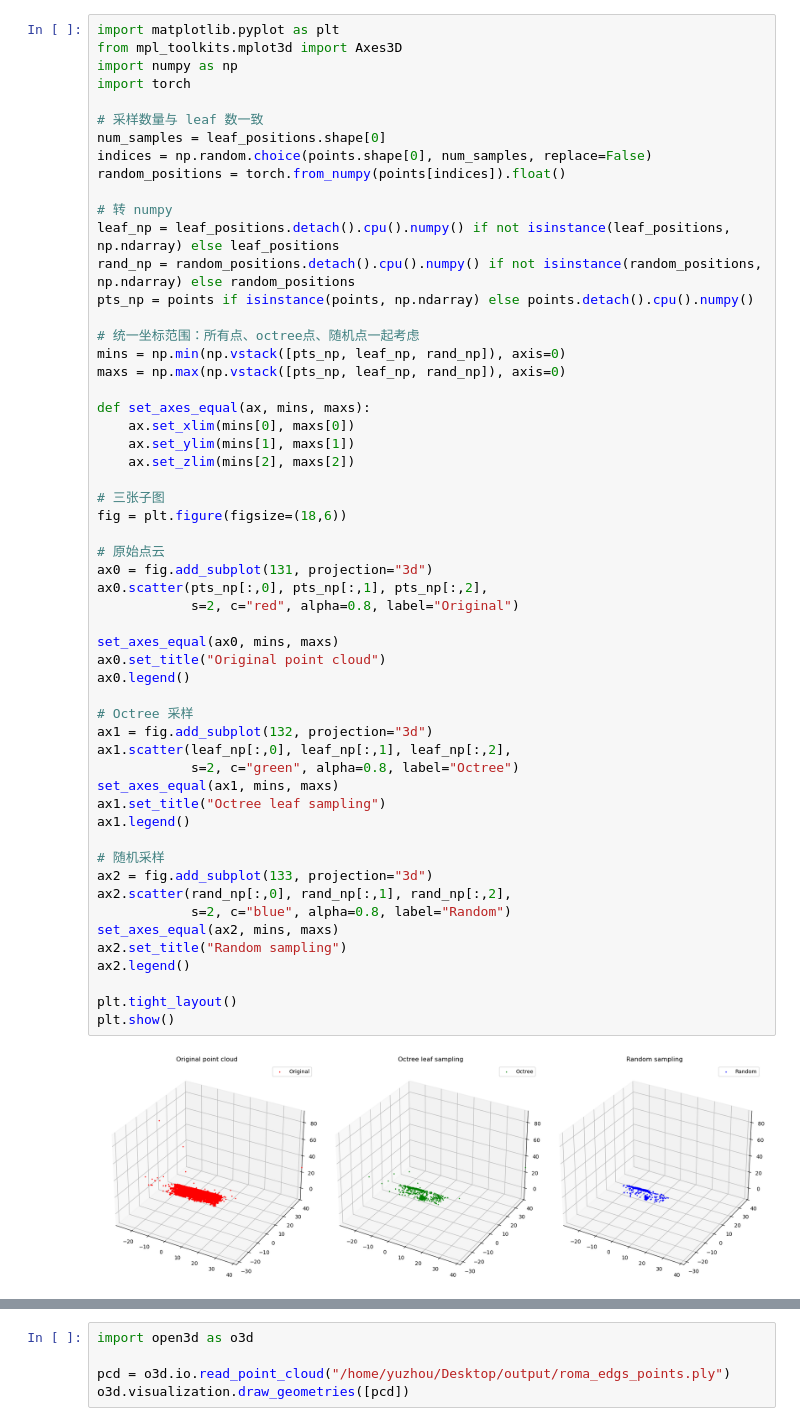
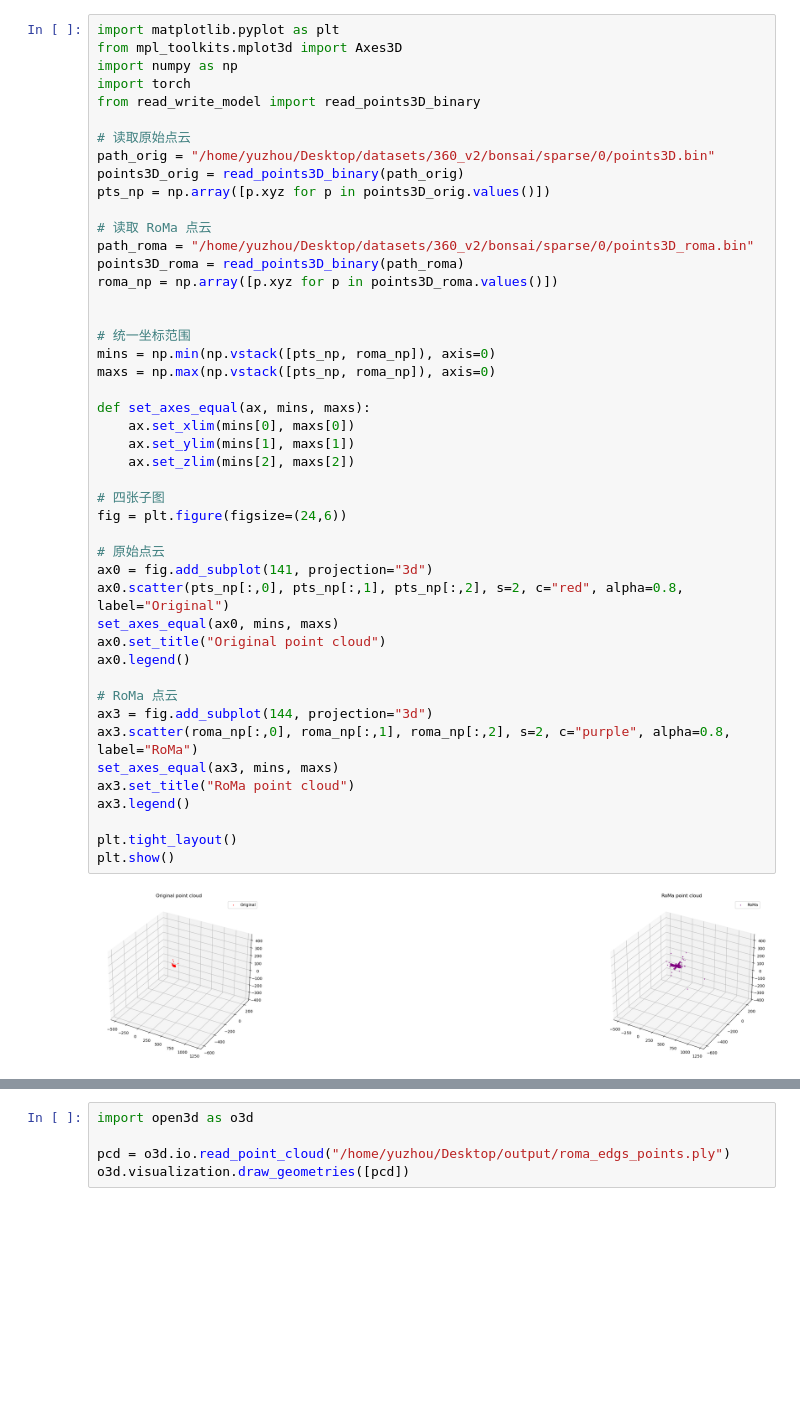
Before and after one commit to kxhit/mlp-splatting, a Jupyter notebook: mip360/utils/sampling.ipynb, the cells around one changed output, grey strips where cells are left out. Cells and saved outputs as stored; diff of their text form; blank space fills up the shorter version.

```diff
--- a/mip360/utils/sampling.ipynb
+++ b/mip360/utils/sampling.ipynb
@@ -85,57 +226,48 @@ torch.Size([4819, 3])
 # %%
 import matplotlib.pyplot as plt
 from mpl_toolkits.mplot3d import Axes3D
 import numpy as np
 import torch
+from read_write_model import read_points3D_binary
 
-# 采样数量与 leaf 数一致
-num_samples = leaf_positions.shape[0]
-indices = np.random.choice(points.shape[0], num_samples, replace=False)
-random_positions = torch.from_numpy(points[indices]).float()
+# 读取原始点云
+path_orig = "/home/yuzhou/Desktop/datasets/360_v2/bonsai/sparse/0/points3D.bin"
+points3D_orig = read_points3D_binary(path_orig)
+pts_np = np.array([p.xyz for p in points3D_orig.values()])
 
-# 转 numpy
-leaf_np = leaf_positions.detach().cpu().numpy() if not isinstance(leaf_positions, np.ndarray) else leaf_positions
-rand_np = random_positions.detach().cpu().numpy() if not isinstance(random_positions, np.ndarray) else random_positions
-pts_np = points if isinstance(points, np.ndarray) else points.detach().cpu().numpy()
+# 读取 RoMa 点云
+path_roma = "/home/yuzhou/Desktop/datasets/360_v2/bonsai/sparse/0/points3D_roma.bin"
+points3D_roma = read_points3D_binary(path_roma)
+roma_np = np.array([p.xyz for p in points3D_roma.values()])
 
-# 统一坐标范围：所有点、octree点、随机点一起考虑
-mins = np.min(np.vstack([pts_np, leaf_np, rand_np]), axis=0)
-maxs = np.max(np.vstack([pts_np, leaf_np, rand_np]), axis=0)
+
+# 统一坐标范围
+mins = np.min(np.vstack([pts_np, roma_np]), axis=0)
+maxs = np.max(np.vstack([pts_np, roma_np]), axis=0)
 
 def set_axes_equal(ax, mins, maxs):
     ax.set_xlim(mins[0], maxs[0])
     ax.set_ylim(mins[1], maxs[1])
     ax.set_zlim(mins[2], maxs[2])
 
-# 三张子图
-fig = plt.figure(figsize=(18,6))
+# 四张子图
+fig = plt.figure(figsize=(24,6))
 
 # 原始点云
-ax0 = fig.add_subplot(131, projection="3d")
-ax0.scatter(pts_np[:,0], pts_np[:,1], pts_np[:,2],
-            s=2, c="red", alpha=0.8, label="Original")
-
+ax0 = fig.add_subplot(141, projection="3d")
+ax0.scatter(pts_np[:,0], pts_np[:,1], pts_np[:,2], s=2, c="red", alpha=0.8, label="Original")
 set_axes_equal(ax0, mins, maxs)
 ax0.set_title("Original point cloud")
 ax0.legend()
 
-# Octree 采样
-ax1 = fig.add_subplot(132, projection="3d")
-ax1.scatter(leaf_np[:,0], leaf_np[:,1], leaf_np[:,2],
-            s=2, c="green", alpha=0.8, label="Octree")
-set_axes_equal(ax1, mins, maxs)
-ax1.set_title("Octree leaf sampling")
-ax1.legend()
-
-# 随机采样
-ax2 = fig.add_subplot(133, projection="3d")
-ax2.scatter(rand_np[:,0], rand_np[:,1], rand_np[:,2],
-            s=2, c="blue", alpha=0.8, label="Random")
-set_axes_equal(ax2, mins, maxs)
-ax2.set_title("Random sampling")
-ax2.legend()
+# RoMa 点云
+ax3 = fig.add_subplot(144, projection="3d")
+ax3.scatter(roma_np[:,0], roma_np[:,1], roma_np[:,2], s=2, c="purple", alpha=0.8, label="RoMa")
+set_axes_equal(ax3, mins, maxs)
+ax3.set_title("RoMa point cloud")
+ax3.legend()
 
 plt.tight_layout()
 plt.show()
 # %% [output]
-[figure, old version]
+[figure, new version]
```
Also changed, not shown: parts of 7 cells of this notebook, 26 other files.
